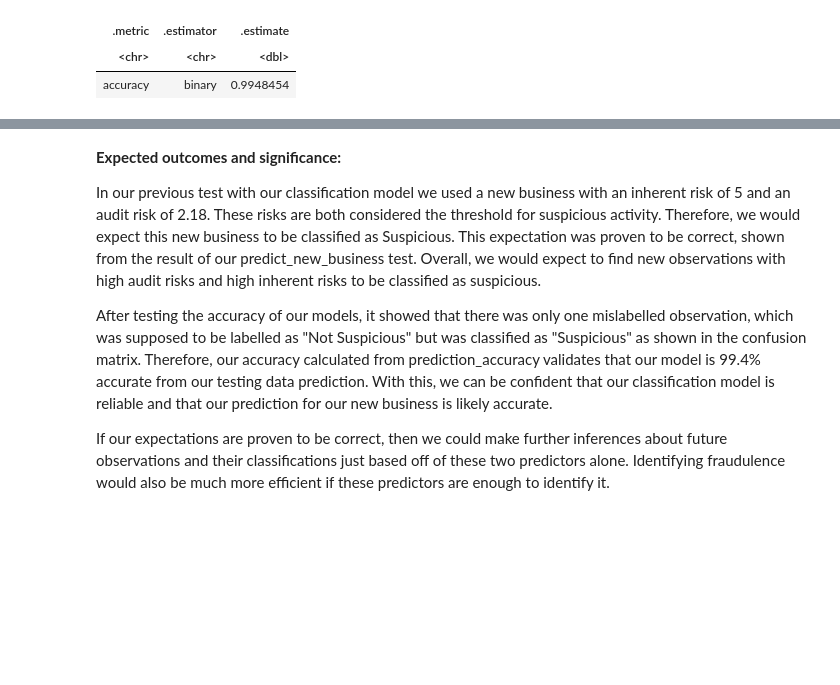
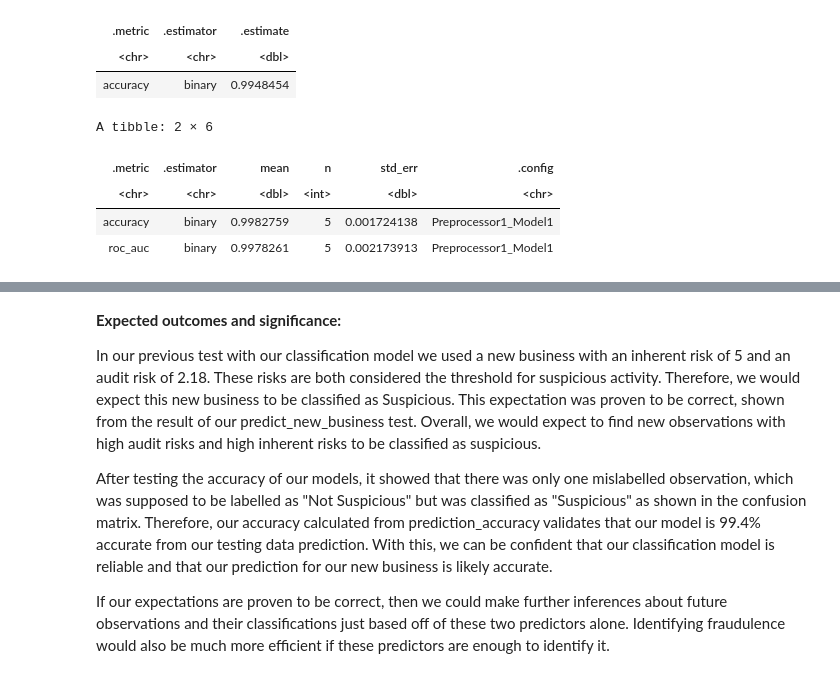
Before and after one commit to kathrynida/dsci-100-2023w1-group-16, a Jupyter notebook: DSCI 100 - Final Project Report.ipynb, the cells around one changed output, grey strips where cells are left out. Drawn from its saved outputs; the diff is of its cells as text; code cells hidden in the pictures; blank space fills up the shorter version.

```diff
--- a/DSCI 100 - Final Project Report.ipynb
+++ b/DSCI 100 - Final Project Report.ipynb
@@ -291,6 +276,11 @@ A tibble: 579 × 4
 # %%
-#Let's put Audit_Risk as 2.18 and Inherent_Risk as 5, as the reason is explained above, and predict Risk
-#with only TWO predictors.
+# Nearest Neighbors Classification Model: the first prediction is with the testing set, the second prediction is for
+# our new business observation
+# Let's put Audit_Risk as 2.18 and Inherent_Risk as 5, as the reason is these values seem to be the threshold in
+# determining whether a bsuiness is suspicious or not
+# We will be predicting the risk of fraudulence based on our TWO predictors, inherent risk and audit risk. We chose
+# 3 neighbors to begin because it is not too small that it is not considering enough factors and it is odd, so we can
+# avoid a tie between the two types of risks
 set.seed(9999)
 
 new_business_1 <- tibble(Audit_Risk = 2.18,
@@ -301,7 +291,7 @@ audit_recipe <- recipe(Risk ~ Inherent_Risk + Audit_Risk, audit_training) |>
 step_scale(all_predictors()) |>
 step_center(all_predictors())
 
-knn_spec <- nearest_neighbor(weight_fun = "rectangular", neighbor = 5) |>
+knn_spec <- nearest_neighbor(weight_fun = "rectangular", neighbor = 3) |>
 set_engine("kknn") |>
 set_mode("classification")
 
@@ -357,3 +347,22 @@ A tibble: 1 × 3
 | .metric | .estimator | .estimate |
 | <chr> | <chr> | <dbl> |
 | accuracy | binary | 0.9948454 |
+# %%
+# We will use cross-validation to tune our classifier, which can help us determine the right number of neighbors to use
+#in our nearest neighbors classifier. This step shows the accuracy of each of the 5 vfold classifiers.
+
+audit_vfold <- vfold_cv(audit_training, v = 5, strata = Risk)
+
+knn_fit <- workflow() |>
+add_recipe(audit_recipe) |>
+add_model(knn_spec) |>
+fit_resamples(resamples = audit_vfold) |>
+collect_metrics()
+
+knn_fit
+# %% [output]
+A tibble: 2 × 6
+| .metric | .estimator | mean | n | std_err | .config |
+| <chr> | <chr> | <dbl> | <int> | <dbl> | <chr> |
+| accuracy | binary | 0.9982759 | 5 | 0.001724138 | Preprocessor1_Model1 |
+| roc_auc | binary | 0.9978261 | 5 | 0.002173913 | Preprocessor1_Model1 |
```
Also changed, not shown: parts of 19 cells of this notebook.
